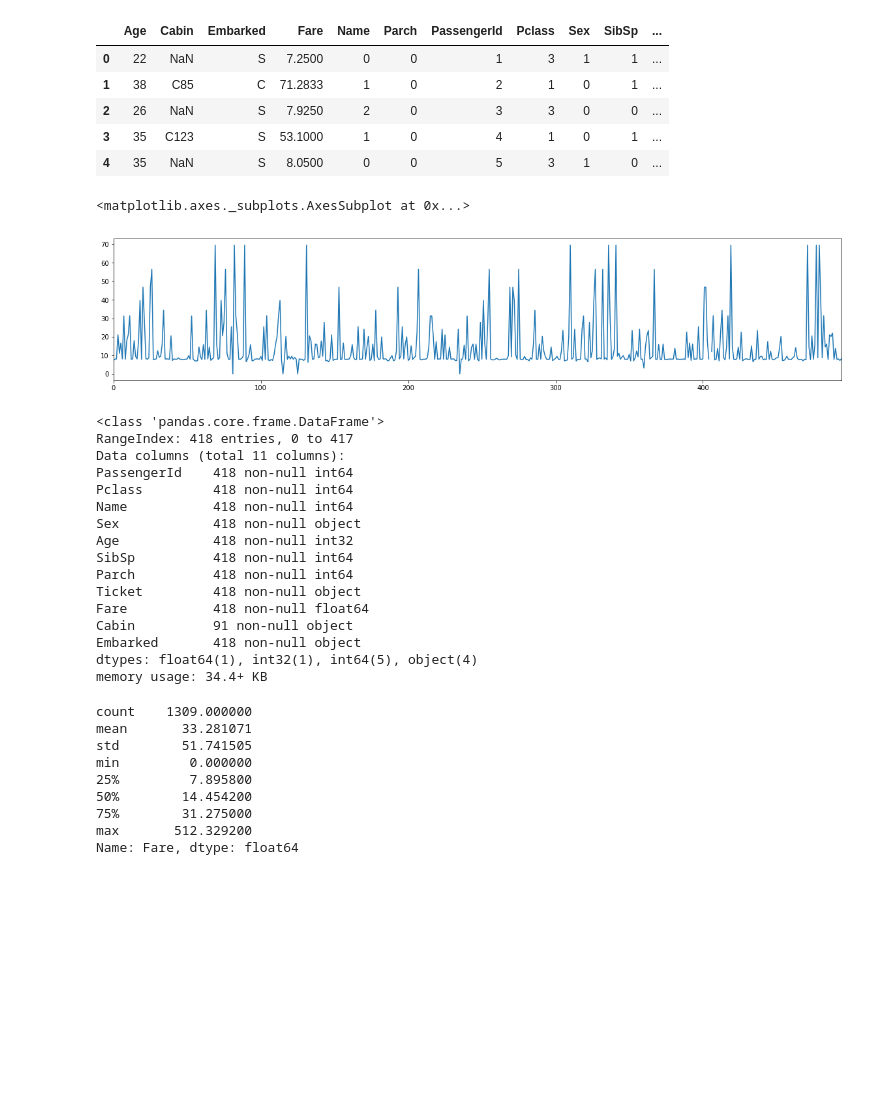
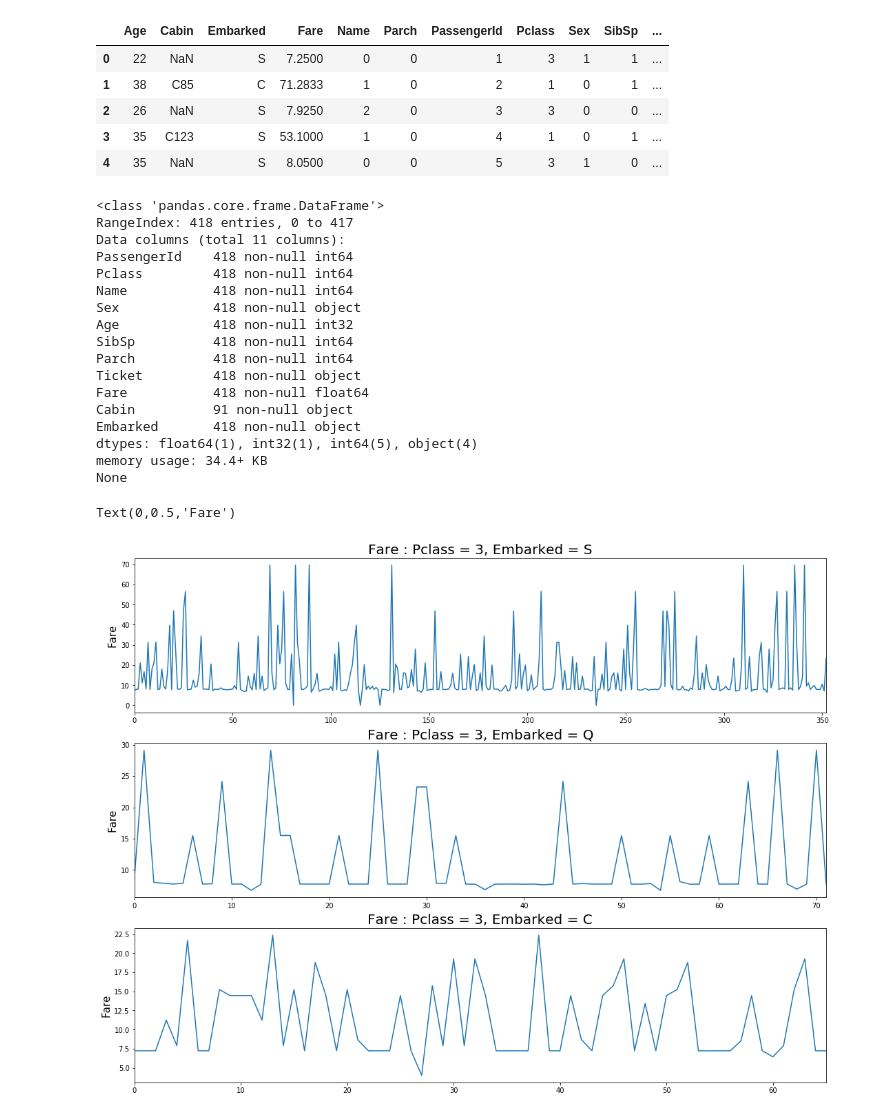
Before and after one commit to gjustin40/Kaggle, a Jupyter notebook: Titanic/Kaggle_Titanic.ipynb, the cells around one changed output. Cells and saved outputs as stored; diff of their text form; code cells hidden in the pictures; blank space fills up the shorter version.

Commit message:
processing analysis
Fill nan of 'Fare'.
Try to find threshold of 'Fare'.

```diff
--- a/Titanic/Kaggle_Titanic.ipynb
+++ b/Titanic/Kaggle_Titanic.ipynb
@@ -382,14 +380,9 @@ merge_df.head()
 | 2 | 26 | NaN | S | 7.9250 | 2 | 0 | 3 | 3 | 0 | 0 | ... |
 | 3 | 35 | C123 | S | 53.1000 | 1 | 0 | 4 | 1 | 0 | 1 | ... |
 | 4 | 35 | NaN | S | 8.0500 | 0 | 0 | 5 | 3 | 1 | 0 | ... |
-# %%
-merge_df.loc[(merge_df["Pclass"] == 3) & (merge_df["Embarked"] == 'S')]['Fare'].reset_index(drop = True).plot(figsize = (20,4))
-# %% [output]
-<matplotlib.axes._subplots.AxesSubplot at 0x...>
-[figure, removed]
 # %%
 test.loc[test['Fare'].isnull(), 'Fare'] = merge_df.loc[(merge_df["Pclass"] == 3) & (merge_df["Embarked"] == 'S')]['Fare'].mean()
-test.info()
+print(test.info(), '\n')
 # %% [output]
 <class 'pandas.core.frame.DataFrame'>
 RangeIndex: 418 entries, 0 to 417
@@ -407,17 +400,21 @@ Cabin          91 non-null object
 Embarked       418 non-null object
 dtypes: float64(1), int32(1), int64(5), object(4)
 memory usage: 34.4+ KB
+None
-# %%
-merge_df = pd.concat([train, test])
-merge_df['Fare'].describe()
-# %% [output]
-count    1309.000000
-mean       33.281071
-std        51.741505
-min         0.000000
-25%         7.895800
-50%        14.454200
-75%        31.275000
-max       512.329200
-Name: Fare, dtype: float64
+# %%
+fig, axes = plt.subplots(nrows = 3, ncols = 1, figsize = (18,14))
+ax1 = train.loc[(train["Pclass"] == 3) & (train["Embarked"] == 'S')]['Fare'].reset_index(drop = True).plot(title = 'Fare : Pclass = 3, Embarked = S', ax = axes[0])
+ax2 = train.loc[(train["Pclass"] == 3) & (train["Embarked"] == 'Q')]['Fare'].reset_index(drop = True).plot(title = 'Fare : Pclass = 3, Embarked = Q', ax = axes[1])
+ax3 = train.loc[(train["Pclass"] == 3) & (train["Embarked"] == 'C')]['Fare'].reset_index(drop = True).plot(title = 'Fare : Pclass = 3, Embarked = C', ax = axes[2])
+
+ax1.title.set_size(20)
+ax2.title.set_size(20)
+ax3.title.set_size(20)
+
+ax1.set_ylabel('Fare', fontsize = 15)
+ax2.set_ylabel('Fare', fontsize = 15)
+ax3.set_ylabel('Fare', fontsize = 15)
+# %% [output]
+Text(0,0.5,'Fare')
+[figure, added]
 # %%
```
Also changed, not shown: parts of 15 cells of this notebook.
